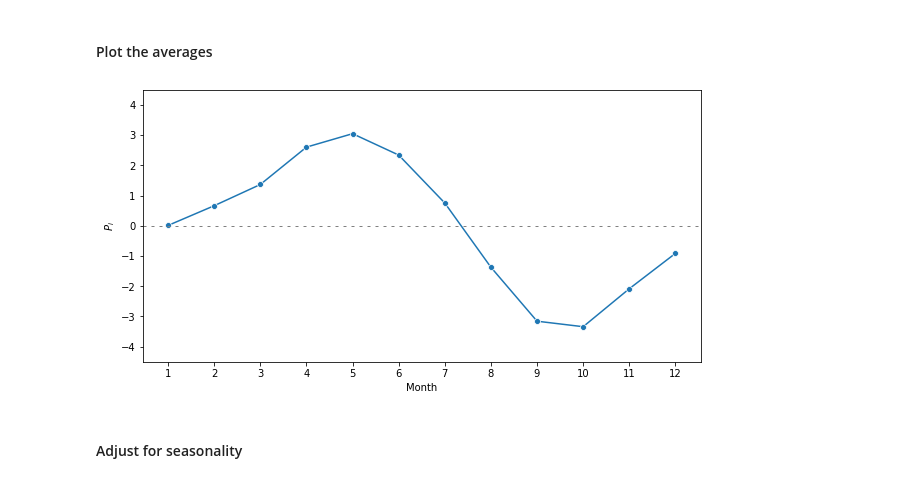
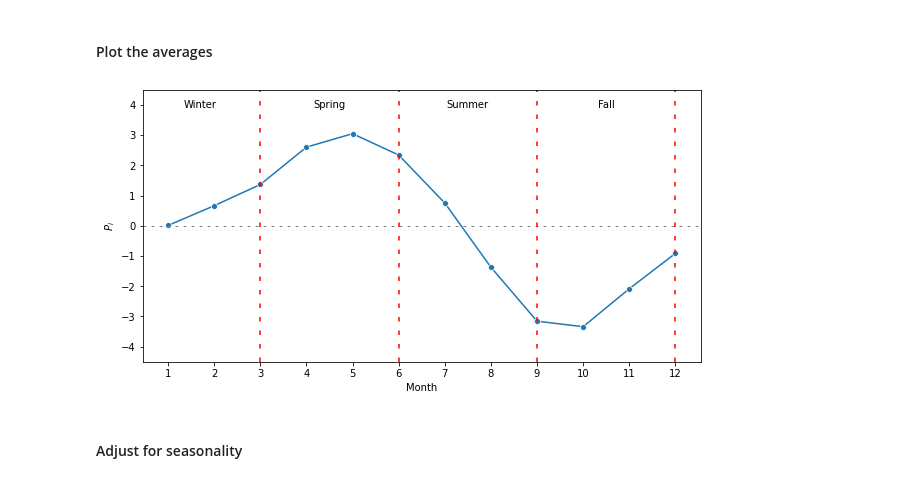
Before and after one commit to pipeton8/6.439-stats-comp-applications, a Jupyter notebook: Assignments/3 - Economics/6.439 - Problem Set 3.ipynb, the cells around one changed output. Drawn from its saved outputs; the diff is of its cells as text; code cells hidden in the pictures.

Commit message:
Added seasons to monthly residual plot

```diff
--- a/Assignments/3 - Economics/6.439 - Problem Set 3.ipynb
+++ b/Assignments/3 - Economics/6.439 - Problem Set 3.ipynb
@@ -581,35 +569,49 @@ co2_data['period_b'] = co2_data['res_b'].groupby(co2_data['month']).transform('m
 # %% [markdown]
 #### Plot the averages
 # %%
+# Draw seasons
+seasons = True
+
 # Axis offsets
 offset = (None,0.5)
 
 # Initialize figure
 fig, ax = plt.subplots()
 fig.set_size_inches(10,5)
 
 # Draw scatterplot and fit
 months = [i for i in range(1,13)]
 sns.lineplot(x=months, y=p_i, marker='o', ax=ax)
 l = plt.axhline(linestyle='--', linewidth = 1, color = 'gray')
 l.set_dashes([3,5])
+
+# Draw seasons
+if seasons:
+  for month in [3, 6, 9, 12]:
+    l = plt.axvline(x=month,  linewidth = 1.5, linestyle='--', color='red')
+    l.set_dashes([3,6])
+
+  plt.text(1.7, 4, "Winter", horizontalalignment ='center', verticalalignment='center')
+  plt.text(4.5, 4, "Spring", horizontalalignment ='center', verticalalignment='center')
+  plt.text(7.5, 4, "Summer", horizontalalignment ='center', verticalalignment='center')
+  plt.text(10.5, 4, "Fall",  horizontalalignment ='center', verticalalignment='center')
 
 # Set xticks and yticks
 xticks = months
 plt.xticks(xticks)
 
 yticks = [-4 + k for k in range(9)]
 plt.yticks(yticks)
 ax.set_ylim(yticks[0] - offset[1], yticks[-1] + offset[1])
 
 # Set xlabel and ylabel
 plt.xlabel("Month")
 plt.ylabel(r"$P_i$")
 
 # Show figure
 fig.show()
 # %% [output]
-[figure, old version]
+[figure, new version]
 # %% [markdown]
 #### Adjust for seasonality
 # %%
```
Also changed, not shown: parts of 4 cells of this notebook.
